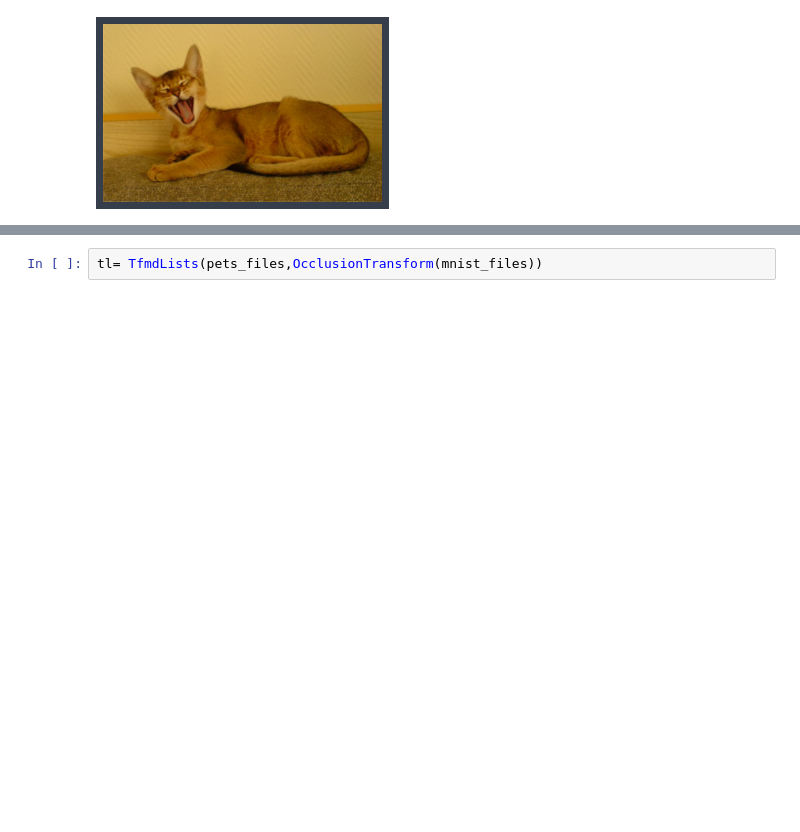
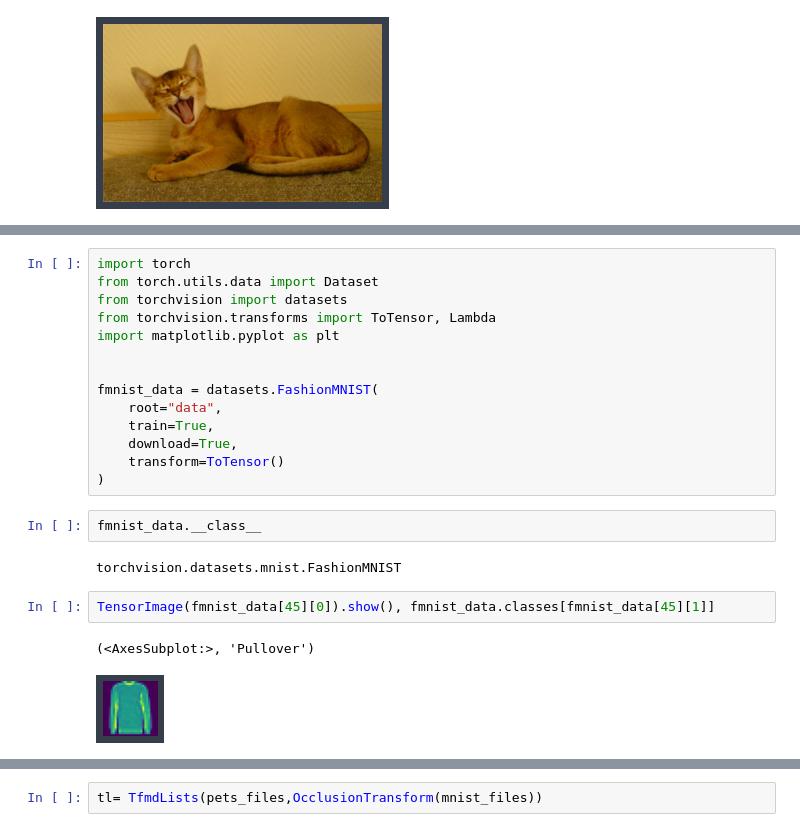
Before and after one commit to fredguth/occlusion_experiments, a Jupyter notebook: 00_core.ipynb, the cells around one changed output, grey strips where cells are left out. Cells and saved outputs as stored; diff of their text form; blank space fills up the shorter version.

Commit message:
working with fmnist

```diff
--- a/00_core.ipynb
+++ b/00_core.ipynb
@@ -144,0 +156,23 @@ p.show(), p.shape
+# %%
+import torch
+from torch.utils.data import Dataset
+from torchvision import datasets
+from torchvision.transforms import ToTensor, Lambda
+import matplotlib.pyplot as plt
+
+
+fmnist_data = datasets.FashionMNIST(
+    root="data",
+    train=True,
+    download=True,
+    transform=ToTensor()
+)
+# %%
+fmnist_data.__class__
+# %% [output]
+torchvision.datasets.mnist.FashionMNIST
+# %%
+TensorImage(fmnist_data[45][0]).show(), fmnist_data.classes[fmnist_data[45][1]]
+# %% [output]
+(<AxesSubplot:>, 'Pullover')
+[figure, added]
```
Also changed, not shown: parts of 24 cells of this notebook, 1 other file.
